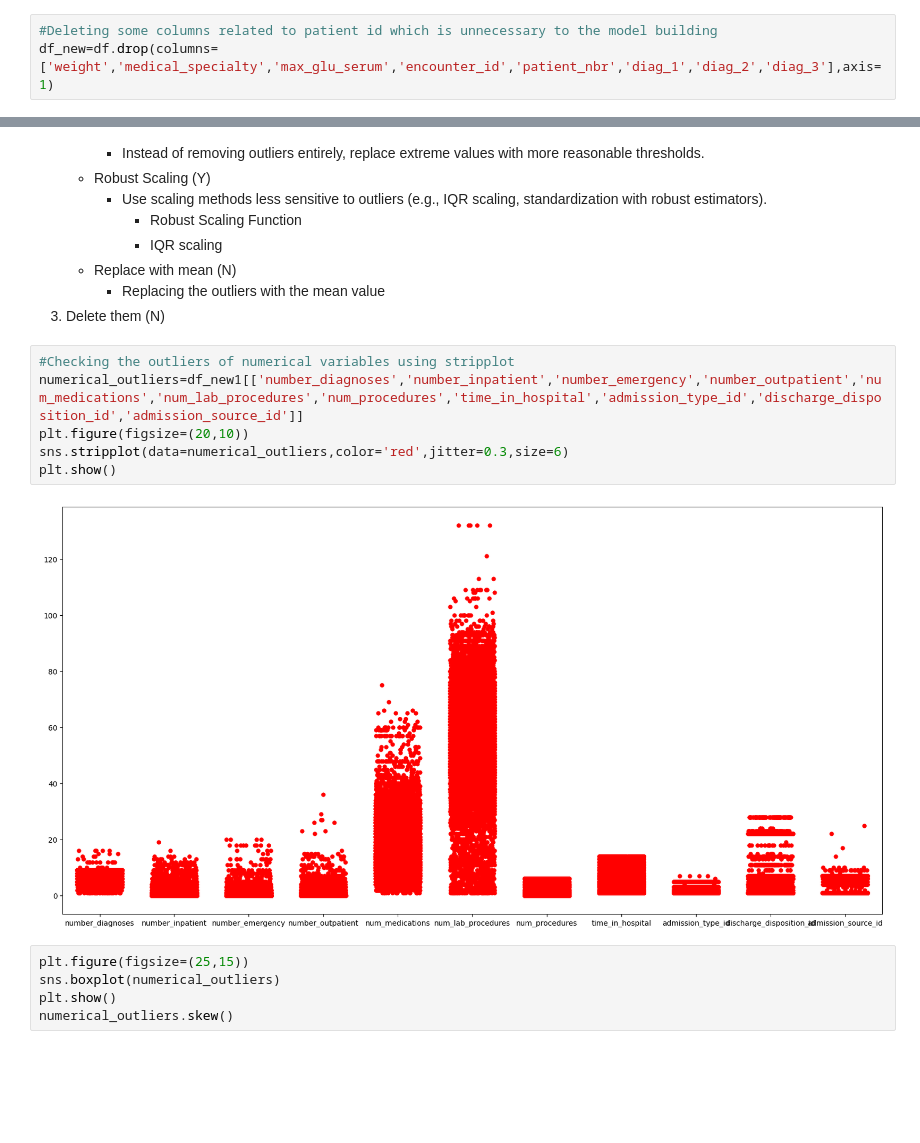
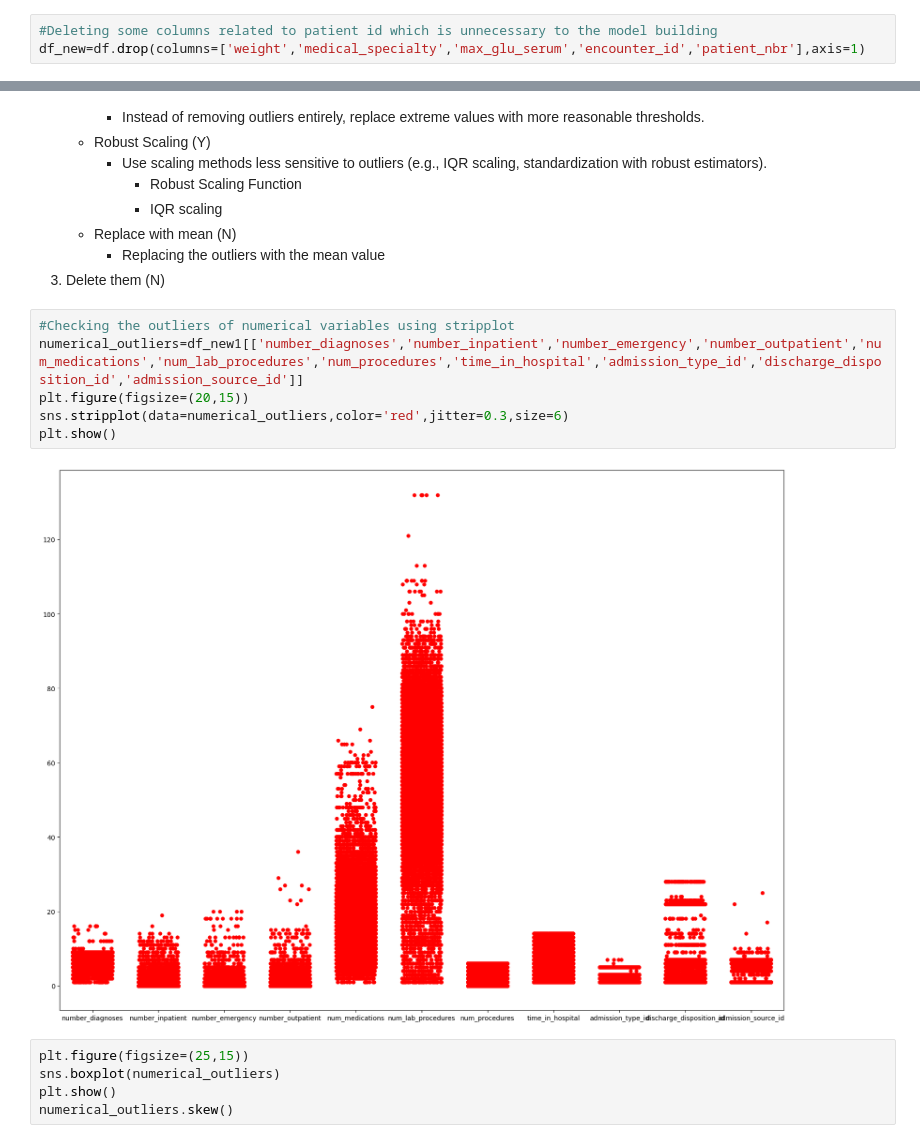
Before and after one commit to nikhilkurulibahulayan/determination-of-the-early-readmission-of-the-patient, a Jupyter notebook: project.ipynb, the cells around one changed output, grey strips where cells are left out. Drawn from its saved outputs; the diff is of its cells as text; blank space fills up the shorter version.

```diff
--- a/project.ipynb
+++ b/project.ipynb
@@ -203,6 +241,6 @@ Deleting the columns- **'Weight',payer_code&medical_specialty' because,max_glu_s
 # %%
 #Deleting some columns related to patient id which is unnecessary to the model building
-df_new=df.drop(columns=['weight','medical_specialty','max_glu_serum','encounter_id','patient_nbr','diag_1','diag_2','diag_3'],axis=1)
+df_new=df.drop(columns=['weight','medical_specialty','max_glu_serum','encounter_id','patient_nbr'],axis=1)
 # %%
 #Gender analysis
 gender_analysis=df_new['gender'].value_counts(dropna=False)
@@ -626,11 +713,11 @@ plt.show()
 # %%
 #Checking the outliers of numerical variables using stripplot
 numerical_outliers=df_new1[['number_diagnoses','number_inpatient','number_emergency','number_outpatient','num_medications','num_lab_procedures','num_procedures','time_in_hospital','admission_type_id','discharge_disposition_id','admission_source_id']]
-plt.figure(figsize=(20,10))
+plt.figure(figsize=(20,15))
 sns.stripplot(data=numerical_outliers,color='red',jitter=0.3,size=6)
 plt.show()
 # %% [output]
-[figure, old version]
+[figure, new version]
 # %%
 plt.figure(figsize=(25,15))
 sns.boxplot(numerical_outliers)
```
Also changed, not shown: parts of 77 cells of this notebook.
